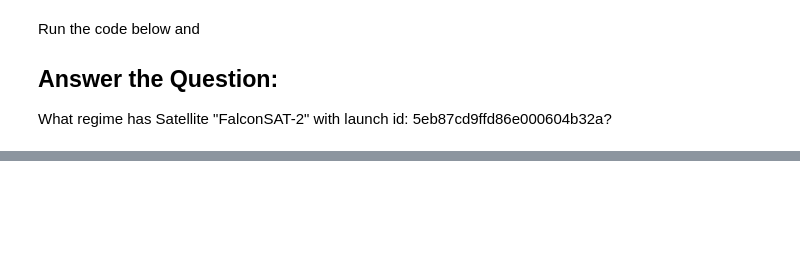
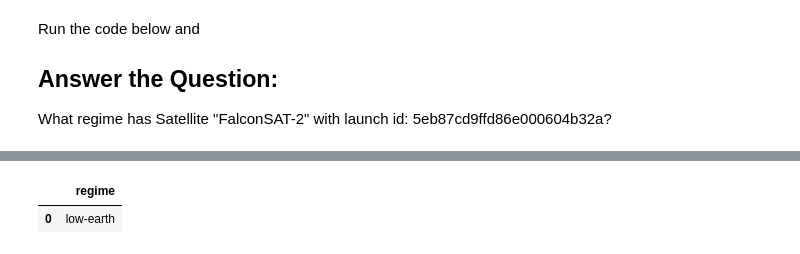
Before and after one commit to IraitzM/dlt_homeworks, a Jupyter notebook: Workshop_Part1_Homework.ipynb, the cells around one changed output, grey strips where cells are left out. Saved outputs shown, nothing was run; the diff lists cells and outputs as text; code cells hidden in the pictures; blank space fills up the shorter version.

```diff
--- a/Workshop_Part1_Homework.ipynb
+++ b/Workshop_Part1_Homework.ipynb
@@ -410,0 +425,6 @@ display(stats_table)
+# %%
+stats_table = conn.sql("SELECT DISTINCT(regime) FROM details WHERE name == 'FalconSAT-2' and launch == '5eb87cd9ffd86e000604b32a'").df()
+display(stats_table)
+# %% [output]
+|  | regime |
+| 0 | low-earth |
```
Also changed, not shown: parts of 3 cells of this notebook.
